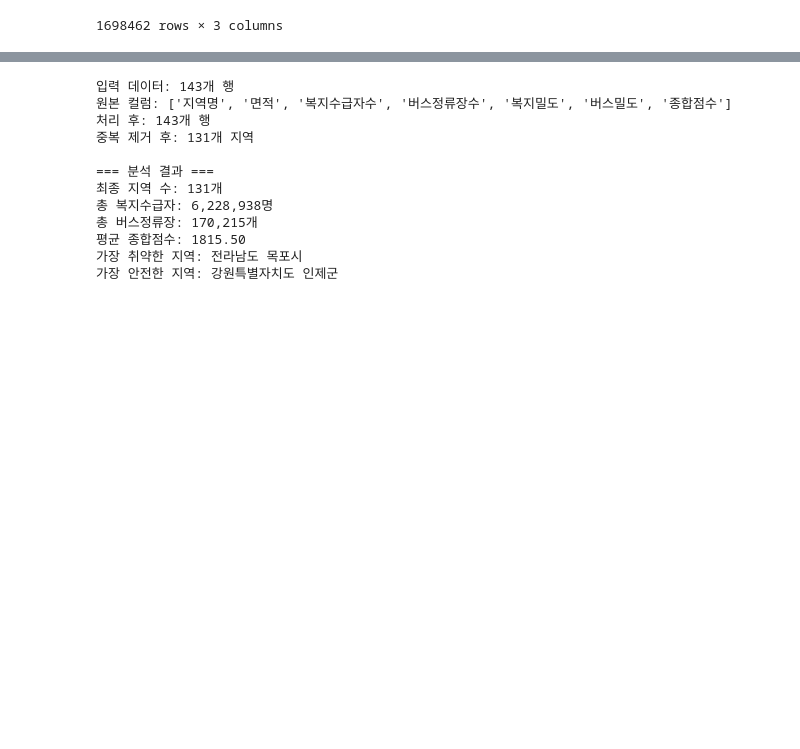
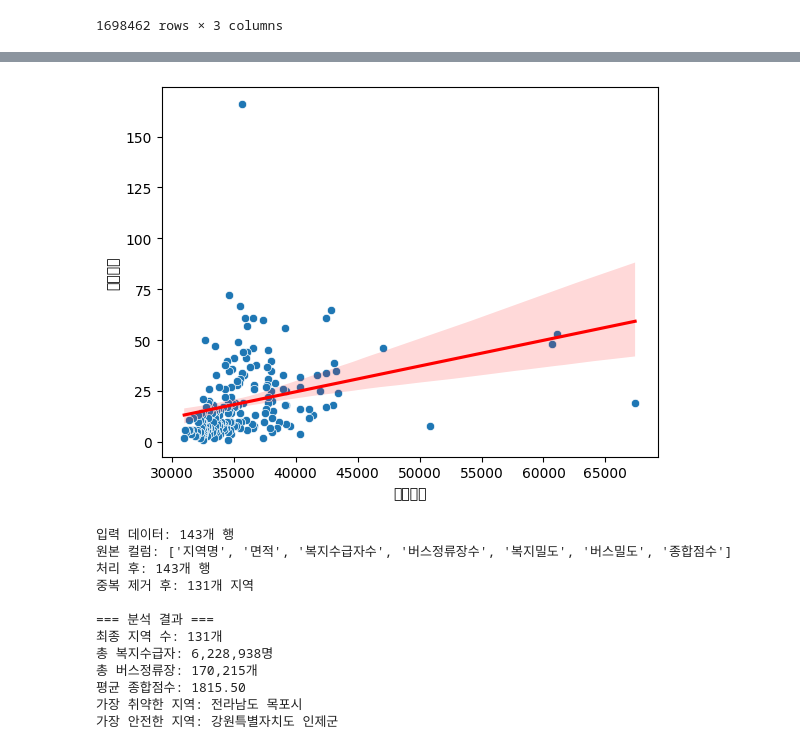
Before and after one commit to JeongYunLee/shannon-reasoning, a Jupyter notebook: backend/test.ipynb, the cells around one changed output, grey strips where cells are left out. Cells and saved outputs as stored; diff of their text form; code cells hidden in the pictures; blank space fills up the shorter version.

```diff
--- a/backend/test.ipynb
+++ b/backend/test.ipynb
@@ -193,0 +287,4 @@ df
+# %%
+df = df.loc[df['충전소수']!='None']
+df.reset_index(inplace=True, drop=True)
+df
@@ -193,0 +333,5 @@ df
+# %%
+df['충전소수'] = df['충전소수'].astype(int)
+df['평균소득'] = df['평균소득'].astype(int)
+
+df.info()
@@ -194,3 +359,12 @@ df
+# %%
+import matplotlib.pyplot as plt
+import seaborn as sns
+
+sns.scatterplot(x='평균소득', y='충전소수', data=df)
+sns.regplot(x='평균소득', y='충전소수', data=df, scatter=False, color='red')
+plt.show()
+# %% [output]
+[figure, added]
 # %%
 def process_welfare_vulnerability_analysis(df):
 
```
Also changed, not shown: parts of 10 cells of this notebook, 9 other files.
